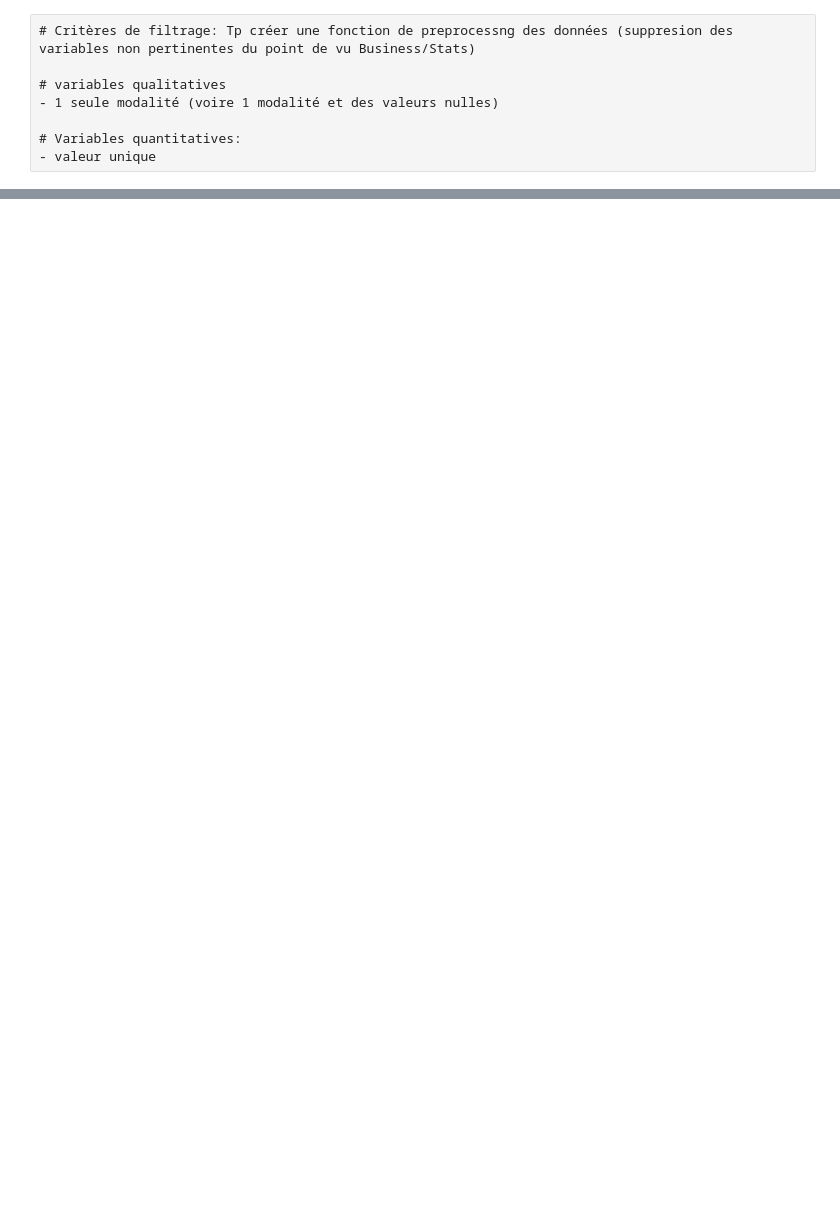
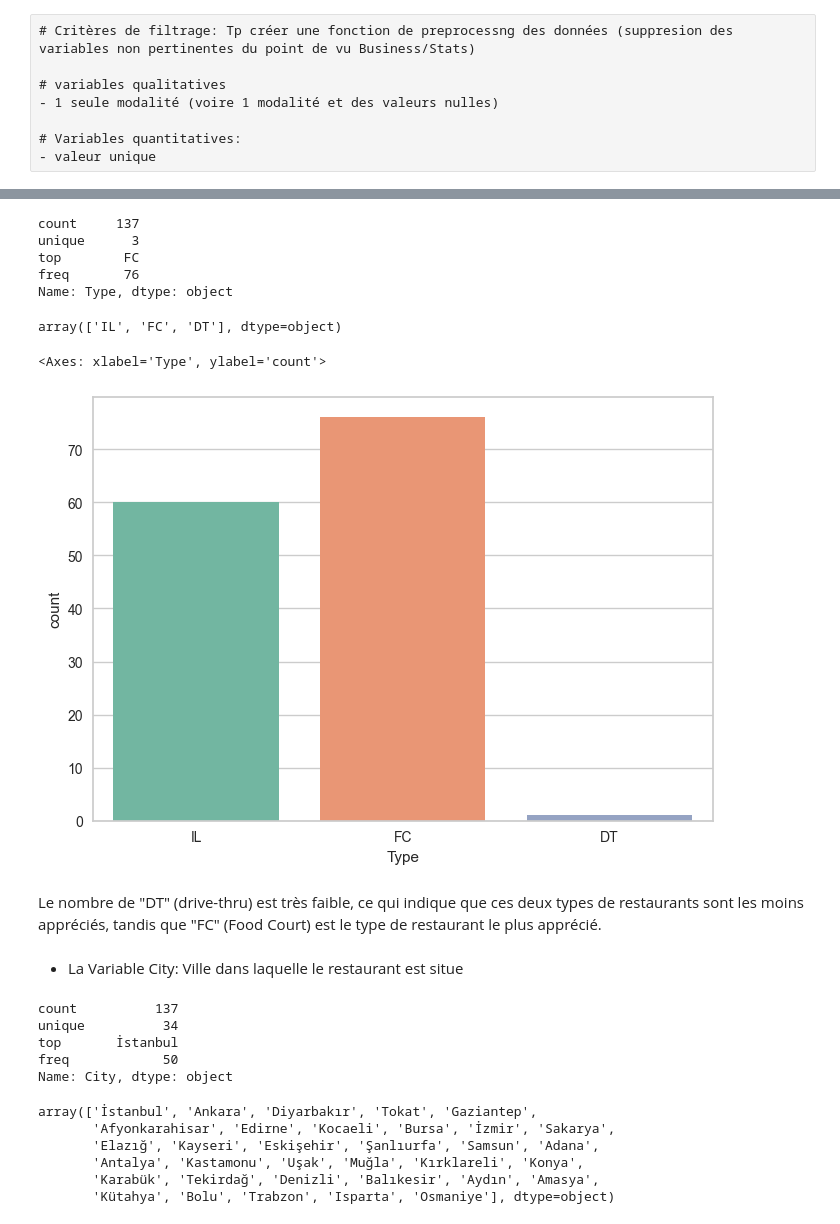
Before and after one commit to BlackRock2308/mlops-project-dic3, a Jupyter notebook: notebooks/restaurant_prediction_001.ipynb, the cells around one changed output, grey strips where cells are left out. Drawn from its saved outputs; the diff is of its cells as text; code cells hidden in the pictures; blank space fills up the shorter version.

```diff
--- a/notebooks/restaurant_prediction_001.ipynb
+++ b/notebooks/restaurant_prediction_001.ipynb
@@ -426,0 +349,38 @@ sns.scatterplot(x='totalbsmtsf', y=TARGET_NAME, data=data, palette='magma', hue=
+# %%
+data.Type.describe()
+# %% [output]
+count     137
+unique      3
+top        FC
+freq       76
+Name: Type, dtype: object
+# %%
+data.Type.unique()
+# %% [output]
+array(['IL', 'FC', 'DT'], dtype=object)
+# %%
+sns.countplot(x=data.Type, data=data, palette="Set2")
+# %% [output]
+<Axes: xlabel='Type', ylabel='count'>
+[figure, added]
+# %% [markdown]
+Le nombre de "DT" (drive-thru) est très faible, ce qui indique que ces deux types de restaurants sont les moins appréciés, tandis que "FC" (Food Court) est le type de restaurant le plus apprécié.
+# %% [markdown]
+- La Variable City: Ville dans laquelle le restaurant est situe
+# %%
+data.City.describe()
+# %% [output]
+count          137
+unique          34
+top       İstanbul
+freq            50
+Name: City, dtype: object
+# %%
+data.City.unique()
+# %% [output]
+array(['İstanbul', 'Ankara', 'Diyarbakır', 'Tokat', 'Gaziantep',
+       'Afyonkarahisar', 'Edirne', 'Kocaeli', 'Bursa', 'İzmir', 'Sakarya',
+       'Elazığ', 'Kayseri', 'Eskişehir', 'Şanlıurfa', 'Samsun', 'Adana',
+       'Antalya', 'Kastamonu', 'Uşak', 'Muğla', 'Kırklareli', 'Konya',
+       'Karabük', 'Tekirdağ', 'Denizli', 'Balıkesir', 'Aydın', 'Amasya',
+       'Kütahya', 'Bolu', 'Trabzon', 'Isparta', 'Osmaniye'], dtype=object)
```
Also changed, not shown: parts of 136 cells of this notebook.
